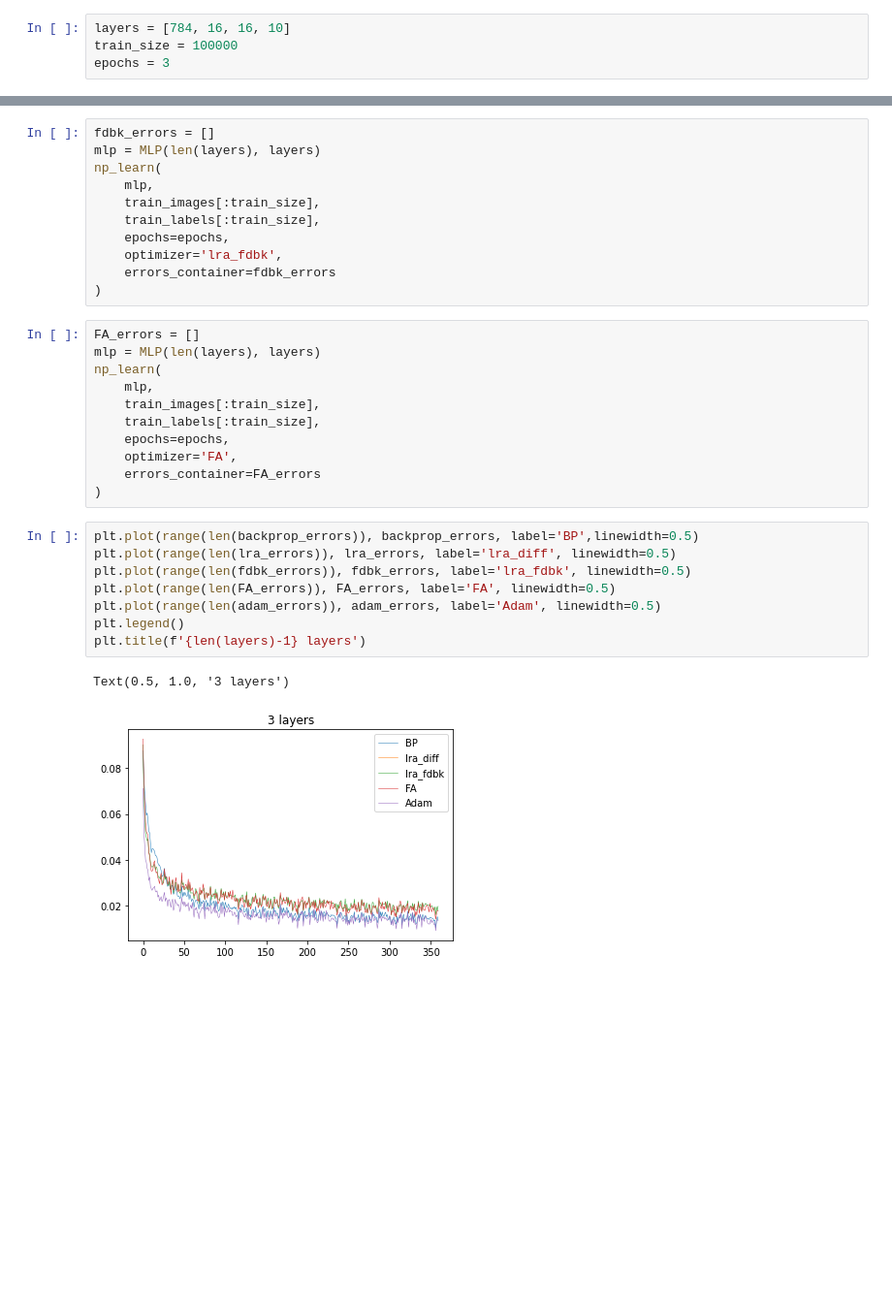
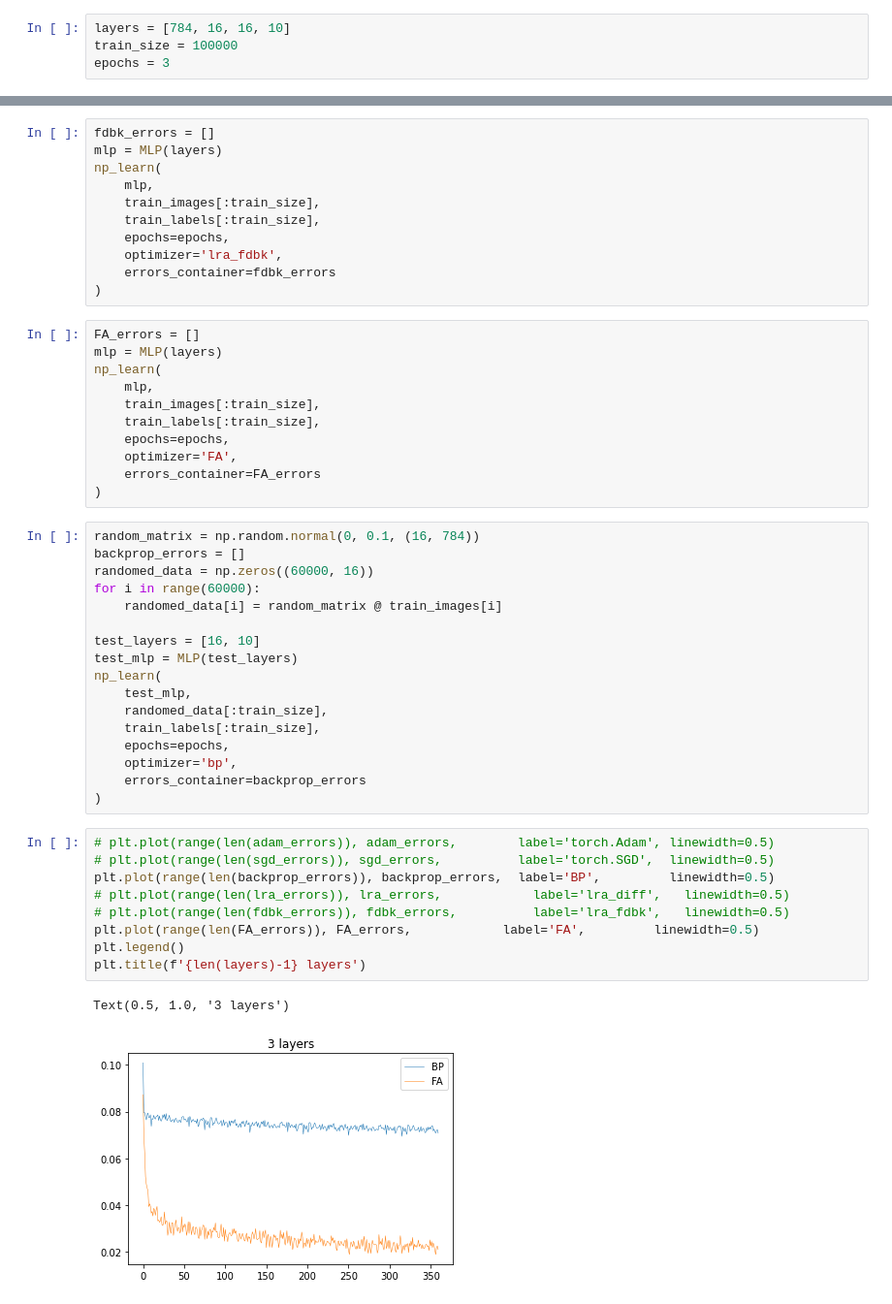
Before and after one commit to RodkinIvan/experiments, a Jupyter notebook: LRA/lra_test.ipynb, the cells around one changed output, grey strips where cells are left out. Shown at 97% size. Cells and saved outputs as stored; diff of their text form; blank space fills up the shorter version.

```diff
--- a/LRA/lra_test.ipynb
+++ b/LRA/lra_test.ipynb
@@ -527,6 +530,6 @@ TypeError: np_learn() got an unexpected keyword argument 'optimizer'
 # %%
 fdbk_errors = []
-mlp = MLP(len(layers), layers)
+mlp = MLP(layers)
 np_learn(
     mlp,
     train_images[:train_size],
@@ -537,7 +540,7 @@ np_learn(
 )
 # %%
 FA_errors = []
-mlp = MLP(len(layers), layers)
+mlp = MLP(layers)
 np_learn(
     mlp,
     train_images[:train_size],
@@ -546,14 +549,32 @@ np_learn(
     optimizer='FA',
     errors_container=FA_errors
 )
+# %%
+random_matrix = np.random.normal(0, 0.1, (16, 784))
+backprop_errors = []
+randomed_data = np.zeros((60000, 16))
+for i in range(60000):
+    randomed_data[i] = random_matrix @ train_images[i]
+
+test_layers = [16, 10]
+test_mlp = MLP(test_layers)
+np_learn(
+    test_mlp,
+    randomed_data[:train_size],
+    train_labels[:train_size],
+    epochs=epochs,
+    optimizer='bp',
+    errors_container=backprop_errors
+)
 # %%
-plt.plot(range(len(backprop_errors)), backprop_errors, label='BP',linewidth=0.5)
-plt.plot(range(len(lra_errors)), lra_errors, label='lra_diff', linewidth=0.5)
-plt.plot(range(len(fdbk_errors)), fdbk_errors, label='lra_fdbk', linewidth=0.5)
-plt.plot(range(len(FA_errors)), FA_errors, label='FA', linewidth=0.5)
-plt.plot(range(len(adam_errors)), adam_errors, label='Adam', linewidth=0.5)
+# plt.plot(range(len(adam_errors)), adam_errors,        label='torch.Adam', linewidth=0.5)
+# plt.plot(range(len(sgd_errors)), sgd_errors,          label='torch.SGD',  linewidth=0.5)
+plt.plot(range(len(backprop_errors)), backprop_errors,  label='BP',         linewidth=0.5)
+# plt.plot(range(len(lra_errors)), lra_errors,            label='lra_diff',   linewidth=0.5)
+# plt.plot(range(len(fdbk_errors)), fdbk_errors,          label='lra_fdbk',   linewidth=0.5)
+plt.plot(range(len(FA_errors)), FA_errors,            label='FA',         linewidth=0.5)
 plt.legend()
 plt.title(f'{len(layers)-1} layers')
 # %% [output]
 Text(0.5, 1.0, '3 layers')
-[figure, old version]
+[figure, new version]
```
Also changed, not shown: parts of 6 cells of this notebook, 2 other files.
